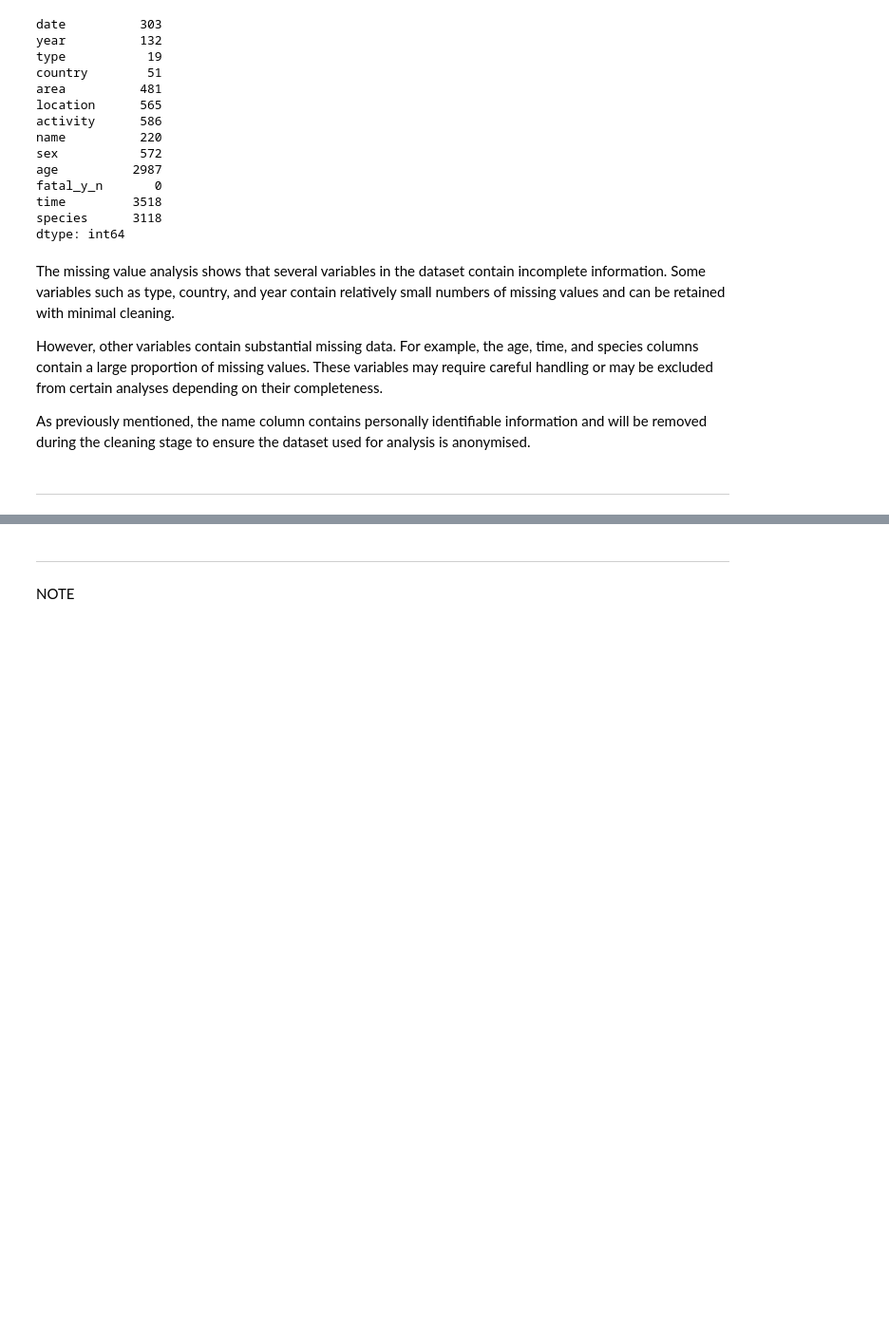
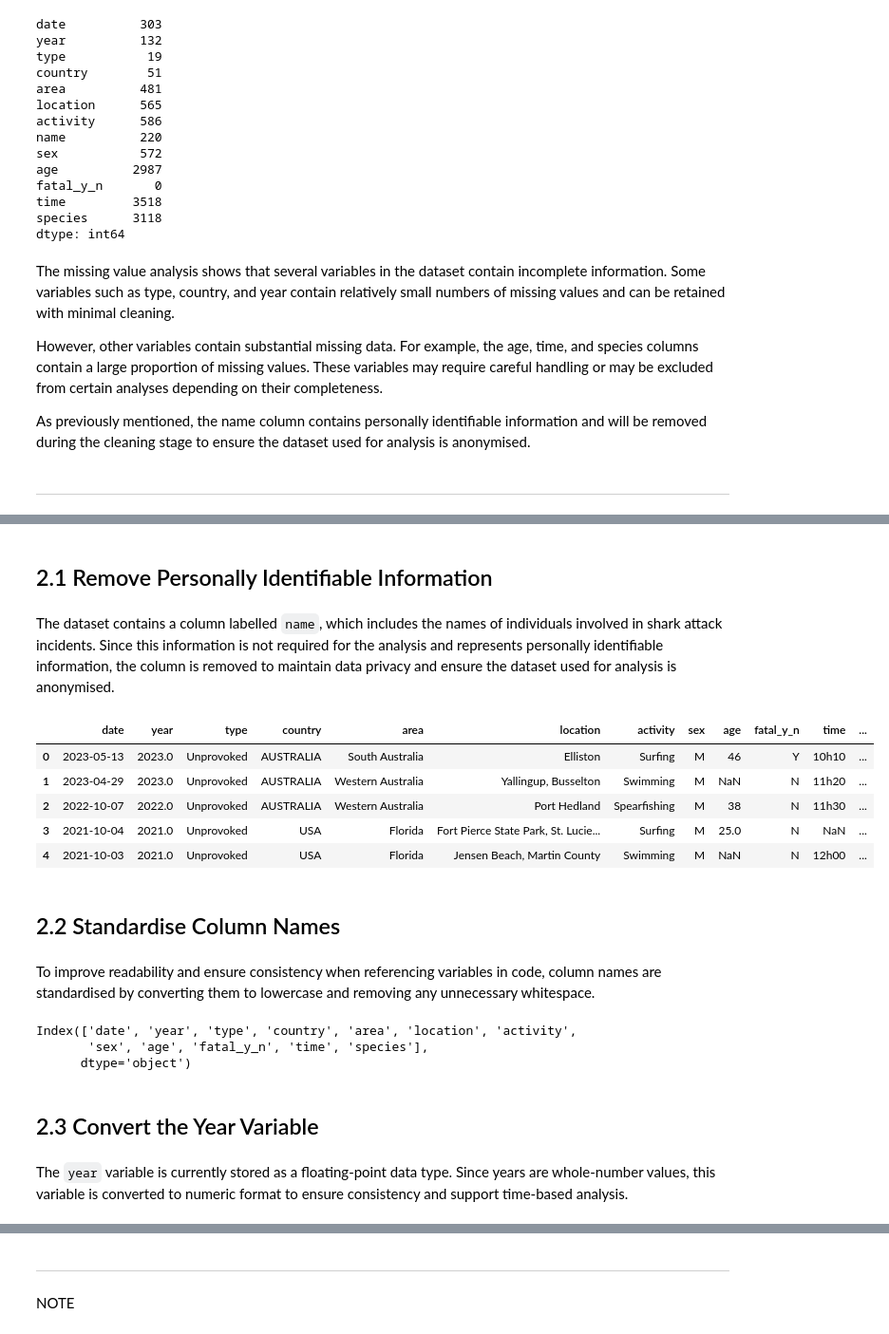
Before and after one commit to szm2701/shark-attack-data-dashboard, a Jupyter notebook: jupyter_notebooks/shark_attack_analysis.ipynb, the cells around one changed output, grey strips where cells are left out. Shown at 95% size. Saved outputs shown, nothing was run; the diff lists cells and outputs as text; code cells hidden in the pictures; blank space fills up the shorter version.

Commit message:
Add Section 2: Data preparation including PII removal, column standardisation, and datetime/year conversions

```diff
--- a/jupyter_notebooks/shark_attack_analysis.ipynb
+++ b/jupyter_notebooks/shark_attack_analysis.ipynb
@@ -188,0 +191,43 @@ Section 2 content
+# %% [markdown]
+## 2.1 Remove Personally Identifiable Information
+# %% [markdown]
+The dataset contains a column labelled `name`, which includes the names of individuals involved in shark attack incidents. Since this information is not required for the analysis and represents personally identifiable information, the column is removed to maintain data privacy and ensure the dataset used for analysis is anonymised.
+# %%
+# Remove the 'name' column from the dataset.
+# This column contains personally identifiable information (PII), which is not needed for the analysis and should be excluded to help preserve privacy and anonymise the dataset.
+
+df = df.drop(columns=["name"])
+
+# Display the first few rows to confirm that the column has been removed from the DataFrame.
+
+df.head()
+# %% [output]
+|  | date | year | type | country | area | location | activity | sex | age | fatal_y_n | time | ... |
+| 0 | 2023-05-13 | 2023.0 | Unprovoked | AUSTRALIA | South Australia | Elliston | Surfing | M | 46 | Y | 10h10 | ... |
+| 1 | 2023-04-29 | 2023.0 | Unprovoked | AUSTRALIA | Western Australia | Yallingup, Busselton | Swimming | M | NaN | N | 11h20 | ... |
+| 2 | 2022-10-07 | 2022.0 | Unprovoked | AUSTRALIA | Western Australia | Port Hedland | Spearfishing | M | 38 | N | 11h30 | ... |
+| 3 | 2021-10-04 | 2021.0 | Unprovoked | USA | Florida | Fort Pierce State Park, St. Lucie... | Surfing | M | 25.0 | N | NaN | ... |
+| 4 | 2021-10-03 | 2021.0 | Unprovoked | USA | Florida | Jensen Beach, Martin County | Swimming | M | NaN | N | 12h00 | ... |
+# %% [markdown]
+## 2.2 Standardise Column Names
+# %% [markdown]
+To improve readability and ensure consistency when referencing variables in code, column names are standardised by converting them to lowercase and removing any unnecessary whitespace.
+# %%
+# Standardise all column names by:
+# 1. converting them to lowercase
+# 2. removing leading and trailing whitespace
+
+# This makes the dataset easier to work with and reduces the risk of coding errors caused by inconsistent naming conventions.
+
+df.columns = df.columns.str.lower().str.strip()
+
+# Display the updated column names to verify that the formatting has been applied correctly.
+df.columns
+# %% [output]
+Index(['date', 'year', 'type', 'country', 'area', 'location', 'activity',
+       'sex', 'age', 'fatal_y_n', 'time', 'species'],
+      dtype='object')
+# %% [markdown]
+## 2.3 Convert the Year Variable
+# %% [markdown]
+The `year` variable is currently stored as a floating-point data type. Since years are whole-number values, this variable is converted to numeric format to ensure consistency and support time-based analysis.
```
Also changed, not shown: parts of 11 cells of this notebook.
